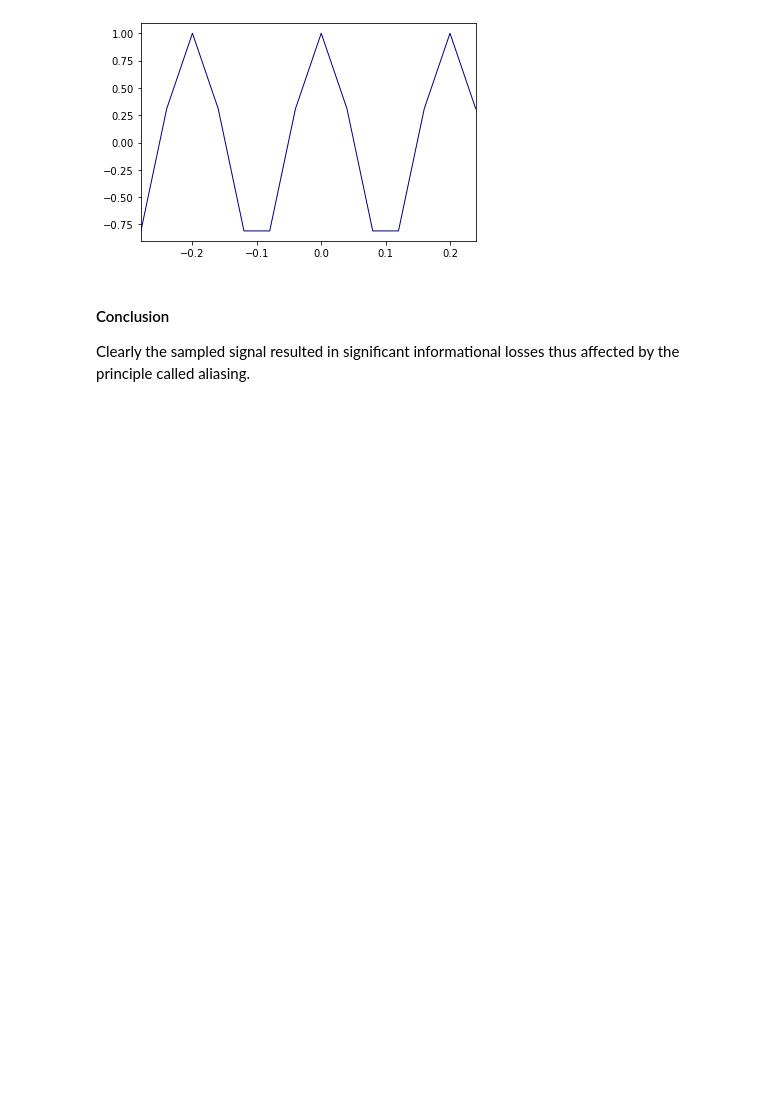
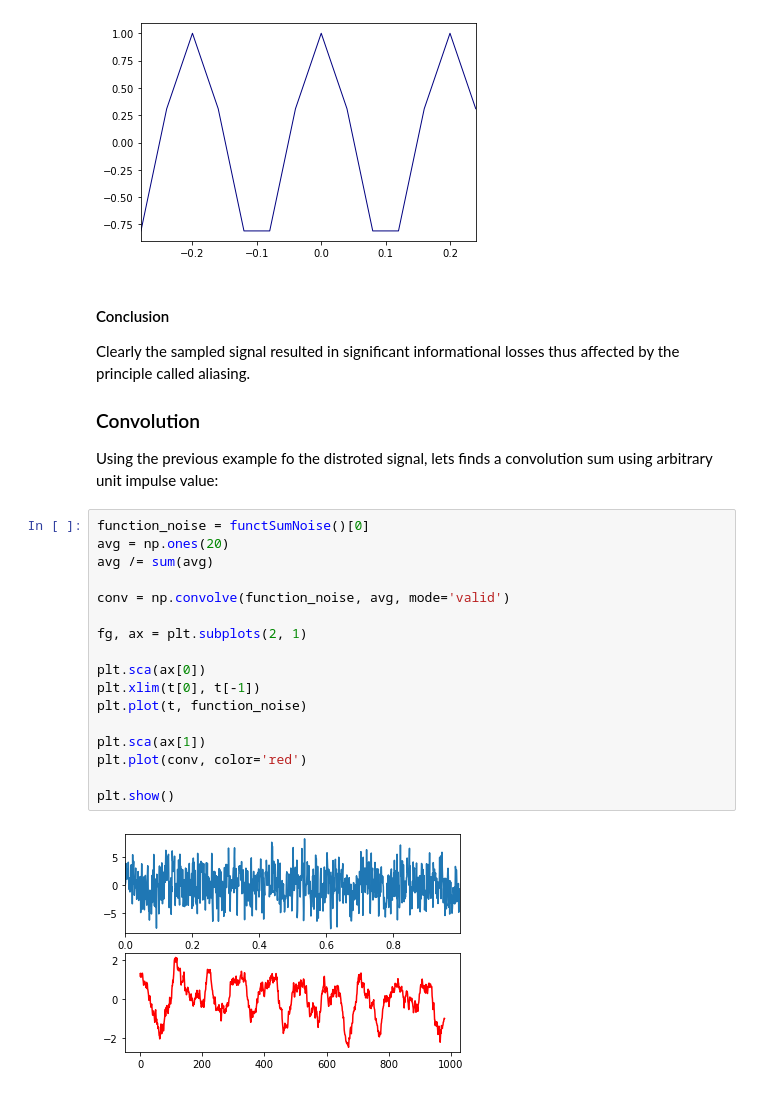
Before and after one commit to artemkozlenkov/fourier-python, a Jupyter notebook: notebooks/Higher_Math_Project.ipynb, the cells around one changed output. Cells and saved outputs as stored; diff of their text form; blank space fills up the shorter version.

Commit message:
added convolution sum

```diff
--- a/notebooks/Higher_Math_Project.ipynb
+++ b/notebooks/Higher_Math_Project.ipynb
@@ -226,3 +227,26 @@ single_signal_plot(n * fLow, fLowCos)
 #### Conclusion
 Clearly the sampled signal resulted in significant informational losses thus affected by the
 principle called aliasing.
+
+
+### Convolution
+Using the previous example fo the distroted signal, lets finds a convolution sum using arbitrary unit impulse value:
+# %%
+function_noise = functSumNoise()[0]
+avg = np.ones(20)
+avg /= sum(avg)
+
+conv = np.convolve(function_noise, avg, mode='valid')
+
+fg, ax = plt.subplots(2, 1)
+
+plt.sca(ax[0])
+plt.xlim(t[0], t[-1])
+plt.plot(t, function_noise)
+
+plt.sca(ax[1])
+plt.plot(conv, color='red')
+
+plt.show()
+# %% [output]
+[figure, added]
```
Also changed, not shown: parts of 7 cells of this notebook, 3 other files.
